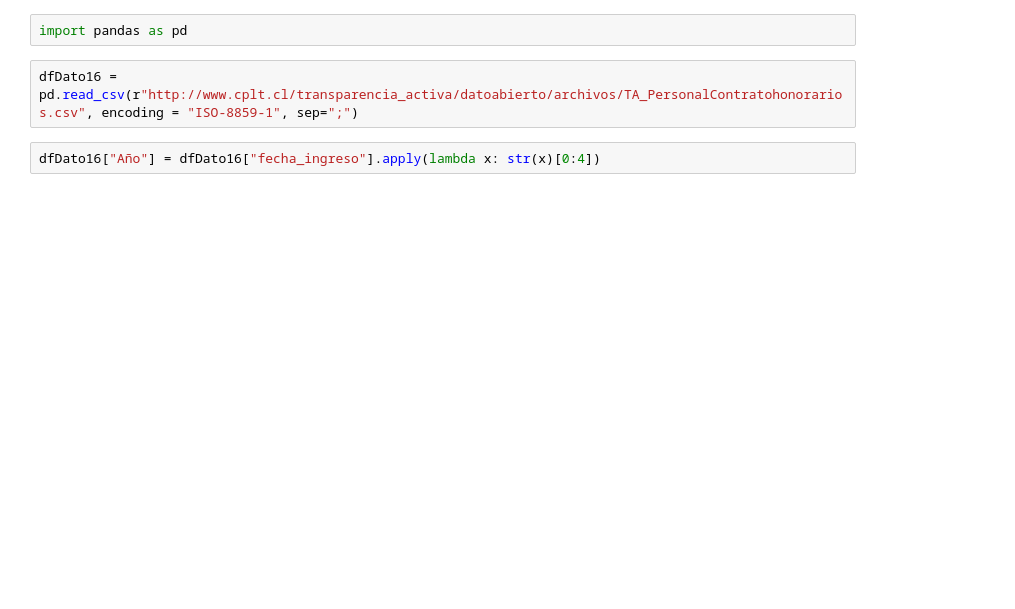
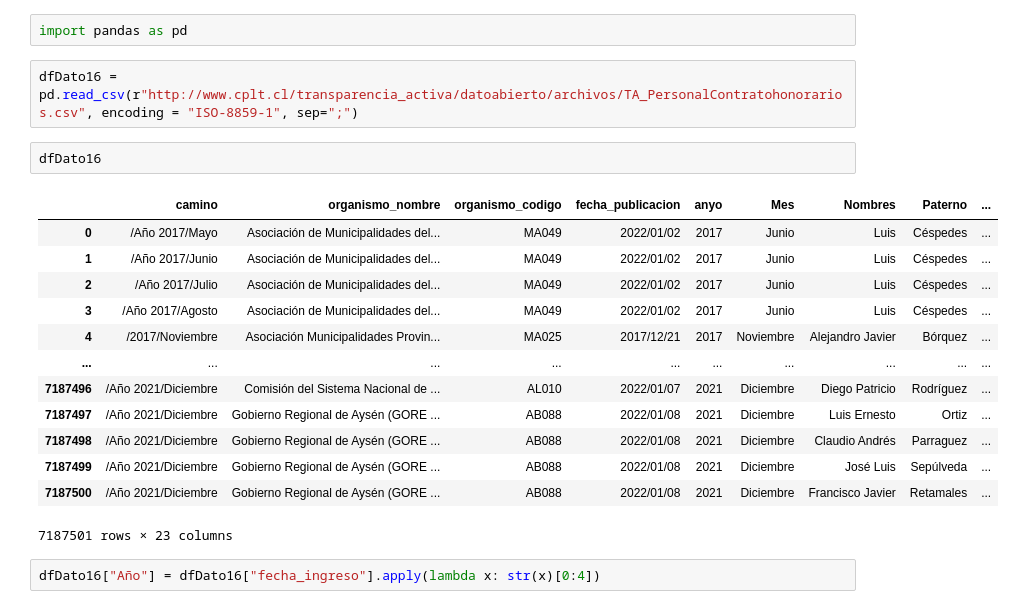
Before and after one commit to Sud-Austral/Transparencia_Activa, a Jupyter notebook: LogicaArchivosGrandes5.ipynb, the cells around one changed output. Saved outputs shown, nothing was run; the diff lists cells and outputs as text; blank space fills up the shorter version.

```diff
--- a/LogicaArchivosGrandes5.ipynb
+++ b/LogicaArchivosGrandes5.ipynb
@@ -2,5 +2,21 @@
 import pandas as pd
 # %%
 dfDato16 = pd.read_csv(r"http://www.cplt.cl/transparencia_activa/datoabierto/archivos/TA_PersonalContratohonorarios.csv", encoding = "ISO-8859-1", sep=";")
+# %%
+dfDato16
+# %% [output]
+|  | camino | organismo_nombre | organismo_codigo | fecha_publicacion | anyo | Mes | Nombres | Paterno | ... |
+| 0 | /Año 2017/Mayo | Asociación de Municipalidades del... | MA049 | 2022/01/02 | 2017 | Junio | Luis | Céspedes | ... |
+| 1 | /Año 2017/Junio | Asociación de Municipalidades del... | MA049 | 2022/01/02 | 2017 | Junio | Luis | Céspedes | ... |
+| 2 | /Año 2017/Julio | Asociación de Municipalidades del... | MA049 | 2022/01/02 | 2017 | Junio | Luis | Céspedes | ... |
+| 3 | /Año 2017/Agosto | Asociación de Municipalidades del... | MA049 | 2022/01/02 | 2017 | Junio | Luis | Céspedes | ... |
+| 4 | /2017/Noviembre | Asociación Municipalidades Provin... | MA025 | 2017/12/21 | 2017 | Noviembre | Alejandro Javier | Bórquez | ... |
+| ... | ... | ... | ... | ... | ... | ... | ... | ... | ... |
+| 7187496 | /Año 2021/Diciembre | Comisión del Sistema Nacional de ... | AL010 | 2022/01/07 | 2021 | Diciembre | Diego Patricio | Rodríguez | ... |
+| 7187497 | /Año 2021/Diciembre | Gobierno Regional de Aysén (GORE ... | AB088 | 2022/01/08 | 2021 | Diciembre | Luis Ernesto | Ortiz | ... |
+| 7187498 | /Año 2021/Diciembre | Gobierno Regional de Aysén (GORE ... | AB088 | 2022/01/08 | 2021 | Diciembre | Claudio Andrés | Parraguez | ... |
+| 7187499 | /Año 2021/Diciembre | Gobierno Regional de Aysén (GORE ... | AB088 | 2022/01/08 | 2021 | Diciembre | José Luis | Sepúlveda | ... |
+| 7187500 | /Año 2021/Diciembre | Gobierno Regional de Aysén (GORE ... | AB088 | 2022/01/08 | 2021 | Diciembre | Francisco Javier | Retamales | ... |
+7187501 rows × 23 columns
 # %%
 dfDato16["Año"] = dfDato16["fecha_ingreso"].apply(lambda x: str(x)[0:4])
```
Also changed, not shown: parts of 9 cells of this notebook, 9 other files.
